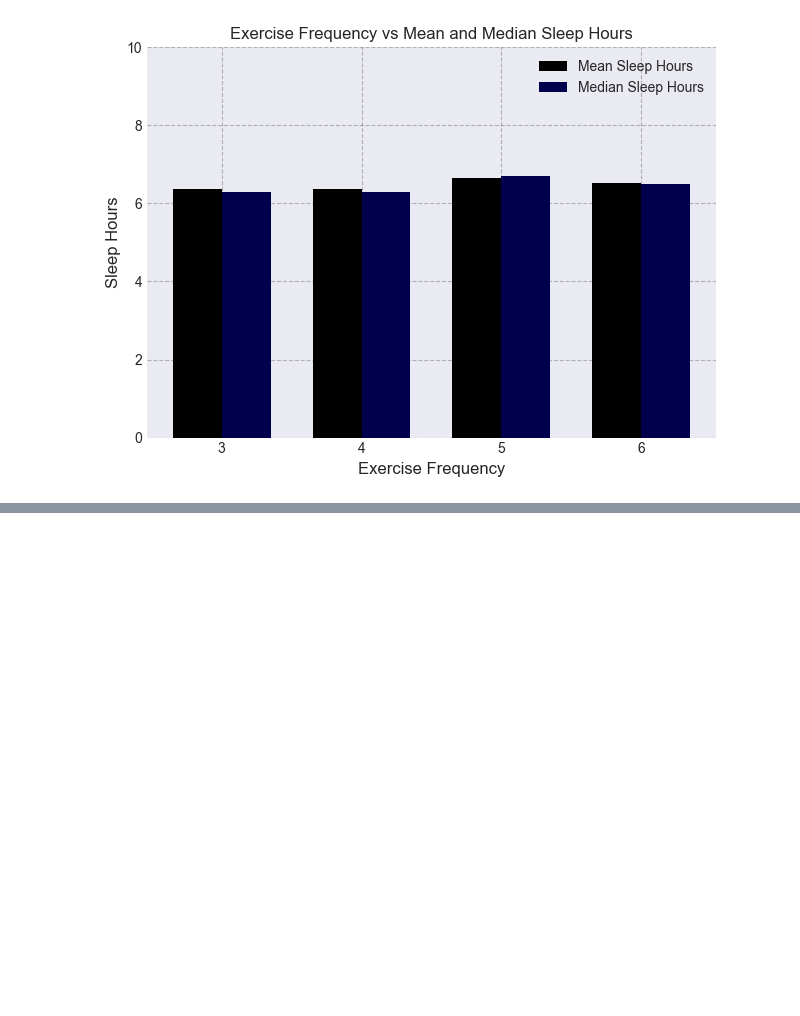
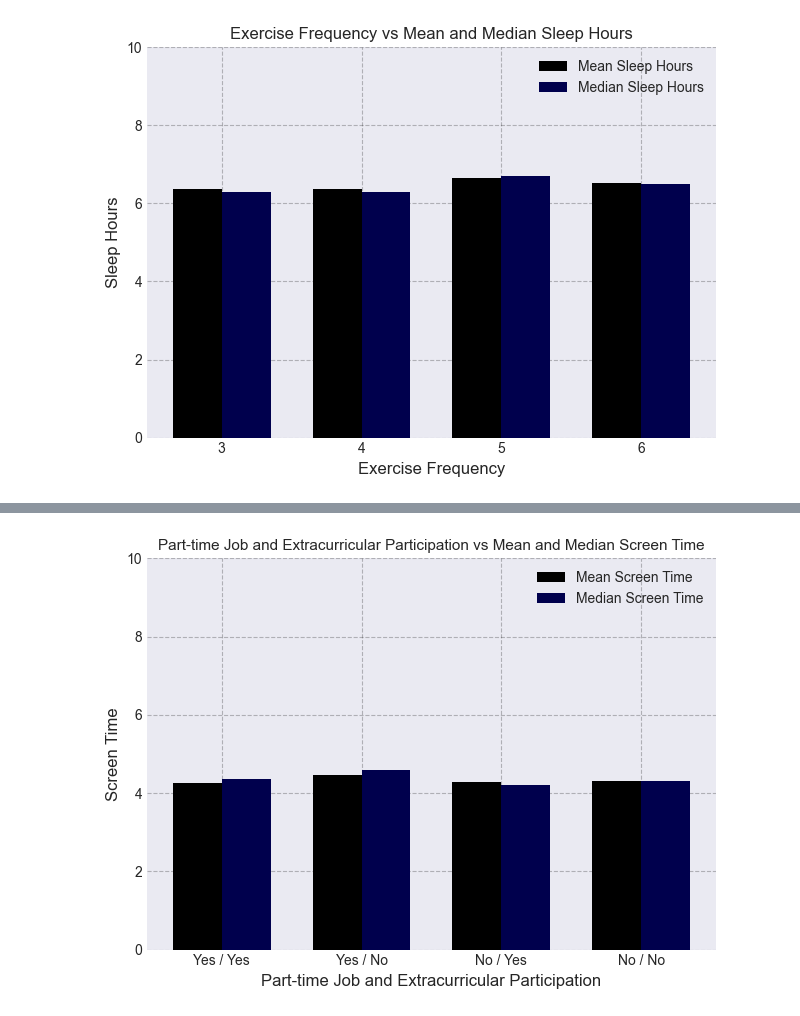
Before and after one commit to Nikhils-AI/student-performance-analysis, a Jupyter notebook: notebooks/student_performance_analysis.ipynb, the cells around one changed output, grey strips where cells are left out. Saved outputs shown, nothing was run; the diff lists cells and outputs as text; code cells hidden in the pictures; blank space fills up the shorter version.

```diff
--- a/notebooks/student_performance_analysis.ipynb
+++ b/notebooks/student_performance_analysis.ipynb
@@ -435,0 +519,18 @@ plt.show()
+# %%
+# Part-time Job and Extracurricular Participation vs Mean and Median Screen Time
+plt.bar(x - width/2, df['mean_screen_time'], width=width, label='Mean Screen Time', color=(0, 0, 0))
+plt.bar(x + width/2, df['median_screen_time'], width=width, label='Median Screen Time', color=(0, 0, 0.3))
+
+plt.xticks(x, df['group'])
+plt.grid(True, linestyle='--', alpha=.25, color=(0, 0, 0))
+plt.xlabel('Part-time Job and Extracurricular Participation', fontsize=12)
+plt.ylabel('Screen Time', fontsize=12)
+plt.ylim(0, 10)
+plt.title('Part-time Job and Extracurricular Participation vs Mean and Median Screen Time', fontsize=11)
+
+plt.legend(fontsize=10, loc='best')
+plt.tight_layout()
+plt.show()
+plt.close()
+# %% [output]
+[figure, added]
```
Also changed, not shown: parts of 24 cells of this notebook, 1 other file.
